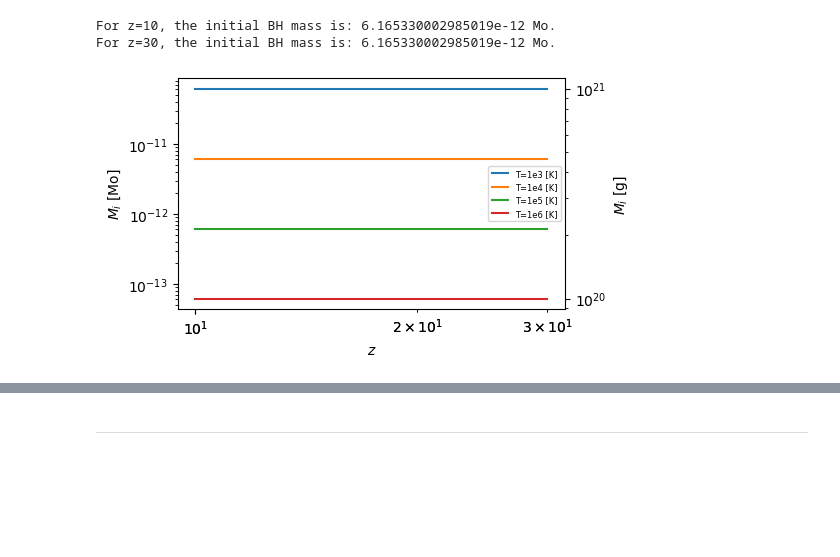
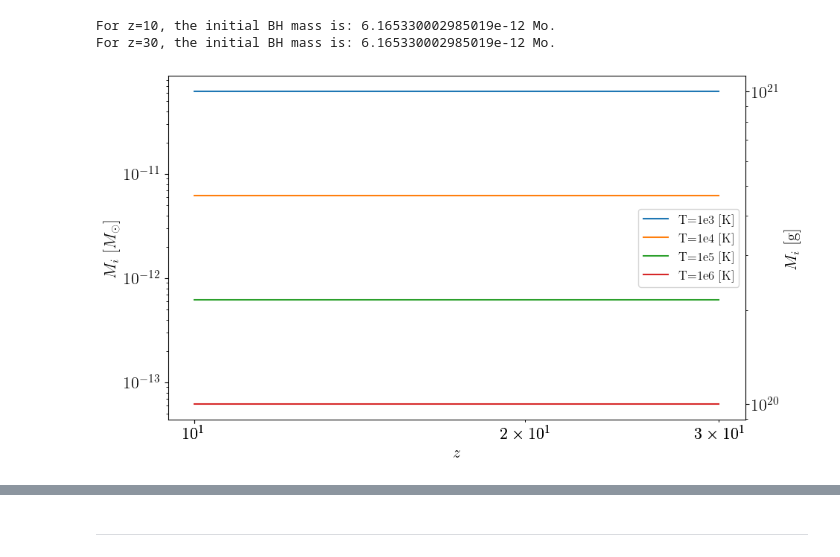
Before and after one commit to MariosNT/DCBHs_HR_PBHs, a Jupyter notebook: BlackHoleSpectrum.ipynb, the cells around one changed output, grey strips where cells are left out. Drawn from its saved outputs; the diff is of its cells as text; code cells hidden in the pictures; blank space fills up the shorter version.

```diff
--- a/BlackHoleSpectrum.ipynb
+++ b/BlackHoleSpectrum.ipynb
@@ -963,26 +963,26 @@ For z=30, the initial BH mass is: 6.165330002985019e-12 Mo.
 z_range = np.linspace(10, 30, 5)
 Temp_range = np.logspace(3, 6, 4)
 # %%
-fig= plt.figure(figsize=(5,3))
+fig= plt.figure(figsize=(10, 6))
 ax1 = fig.add_subplot(111)
 ax2 = fig.add_subplot(111, label="2", frame_on=False)
 
 
 for T in Temp_range:
     ax1.loglog(z_range, initial_mass_with_Tcrit_and_z(z_range, T),\
             label = f"T=1e{int(np.log10(T))} [K]")
 
-ax1.set_ylabel(r"$M_i$ [Mo]")
+ax1.set_ylabel(r"$M_i\ [M_\odot]$")
 ax1.set_xlabel(r"$z$")
-ax1.legend(fontsize=6)
+ax1.legend(fontsize=12)
 
 ax2.loglog(z_range, initial_mass_with_Tcrit_and_z(z_range, T)*M_SOLAR_2_GRAMS, ls=' ')
 ax2.yaxis.tick_right()
 ax2.set_ylabel(r"$M_i$ [g]")
 ax2.yaxis.set_label_position('right')
 ax2.tick_params(axis='y')
 
 # plt.show()
 plt.savefig("Figures/mass_evolution_redshift.png", bbox_inches="tight")
 # %% [output]
-[figure, old version]
+[figure, new version]
```
Also changed, not shown: parts of 81 cells of this notebook, 2 other files.
